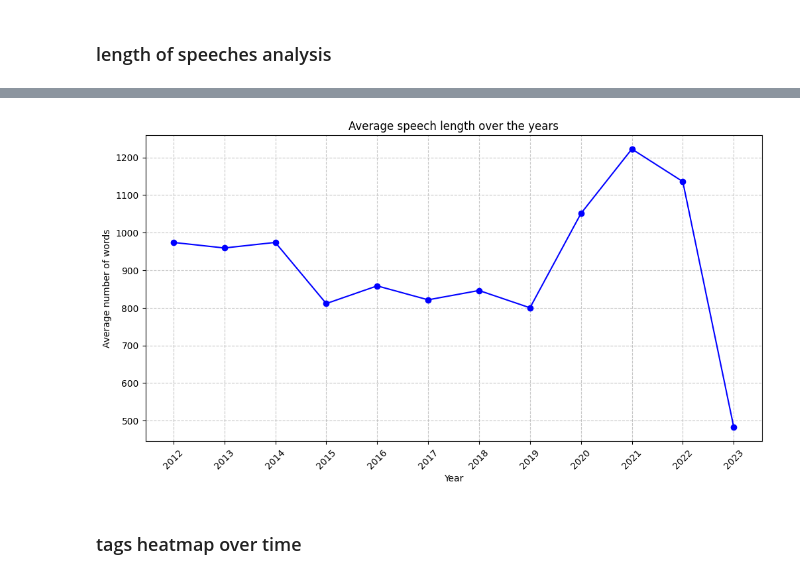
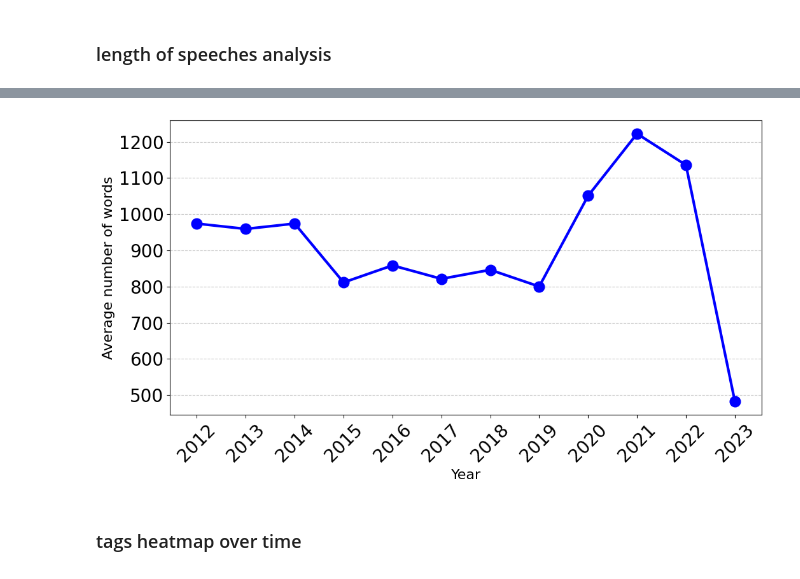
Before and after one commit to szuvarska/PutinsTalksAnalysis, a Jupyter notebook: notebooks/02_EDA.ipynb, the cells around one changed output, grey strips where cells are left out. Saved outputs shown, nothing was run; the diff lists cells and outputs as text; code cells hidden in the pictures.

```diff
--- a/notebooks/02_EDA.ipynb
+++ b/notebooks/02_EDA.ipynb
@@ -89,19 +91,21 @@ plt.show()
 # %%
 # Konwersja daty i obliczenie średniej długości przemówień na rok
 putins_talks['date'] = pd.to_datetime(putins_talks['date'])
 yearly_mean_len = putins_talks.groupby(putins_talks['date'].dt.year)['length'].mean()
 
 # Filtrowanie danych do roku 2022 włącznie
 plt.figure(figsize=(12, 6))
-yearly_mean_len.plot(kind='line', marker='o', linestyle='-', color='blue')
-plt.title('Average speech length over the years')
-plt.xlabel('Year')
-plt.ylabel('Average number of words')
-plt.grid(True, linestyle='--', alpha=0.7)
-plt.xticks(yearly_mean_len.index, rotation=45)
+yearly_mean_len.plot(kind='line', marker='o', linestyle='-', color='blue', markersize=12, linewidth=3)
+# plt.title('Average speech length over the years') # Title will be in fig caption
+plt.xlabel('Year', fontsize=16)
+plt.ylabel('Average number of words', fontsize=16)
+# plt.grid(True, linestyle='--', alpha=0.7)
+plt.grid(visible=True, which='major', axis='y', linestyle='--', alpha=0.7)
+plt.xticks(yearly_mean_len.index, rotation=45, fontsize=20)
+plt.yticks(fontsize=20)
 plt.show()
 # %% [output]
-[figure, old version]
+[figure, new version]
 # %% [markdown]
 ### tags heatmap over time
 # %%
```
Also changed, not shown: parts of 4 cells of this notebook, 3 other files.
